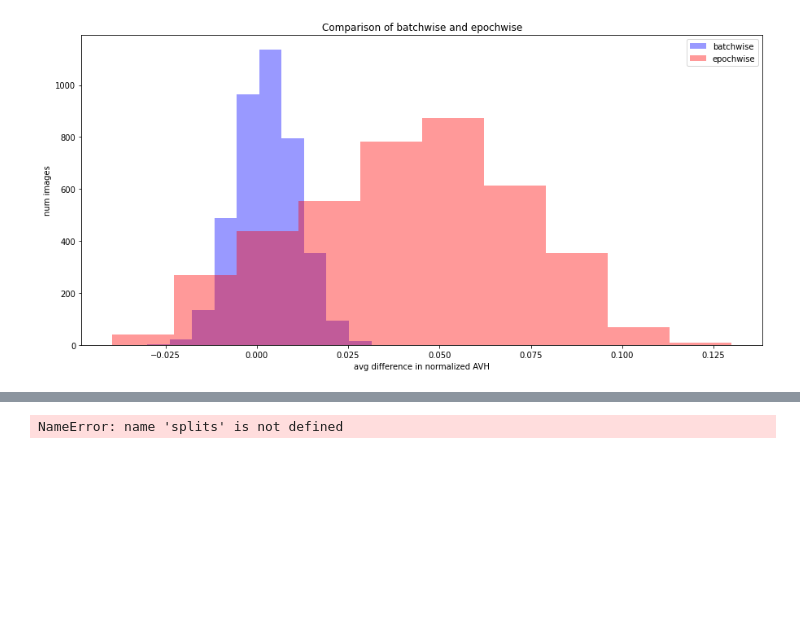
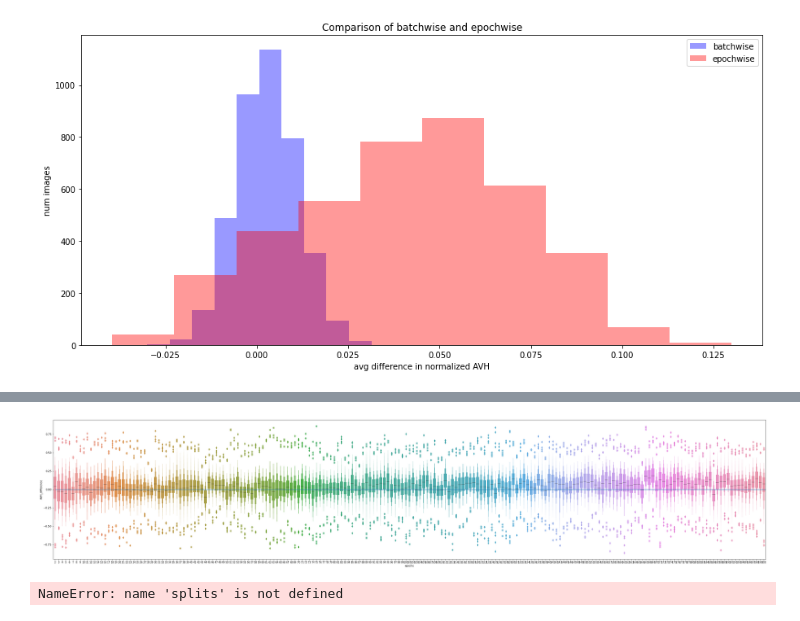
Before and after one commit to chandan-wai/fast-autoaugment, a Jupyter notebook: staleness.ipynb, the cells around one changed output, grey strips where cells are left out. Drawn from its saved outputs; the diff is of its cells as text; code cells hidden in the pictures; blank space fills up the shorter version.

```diff
--- a/staleness.ipynb
+++ b/staleness.ipynb
@@ -431,3 +441,17 @@ plt.show()
+# %%
+vals = []
+epochs = []
+for i in epochwise_df.index:
+    vals.extend(list(epochwise_df.loc[i].values))
+    epochs.extend([i+2]*4000)
+# %%
+df_to_plot = pd.DataFrame({"AVH_difference": vals, "epochs": epochs})
+# %%
+plt.figure(figsize=(50,10))
+plt.hlines(y=0, xmin=0, xmax=200)
+ax = sns.boxenplot(x="epochs", y="AVH_difference", data=df_to_plot)
+# %% [output]
+[figure, added]
 # %%
 batch = []
 for i in range(1, num_epochs*32 + 1):
```
Also changed, not shown: parts of 1 cell of this notebook, 3 other files.
